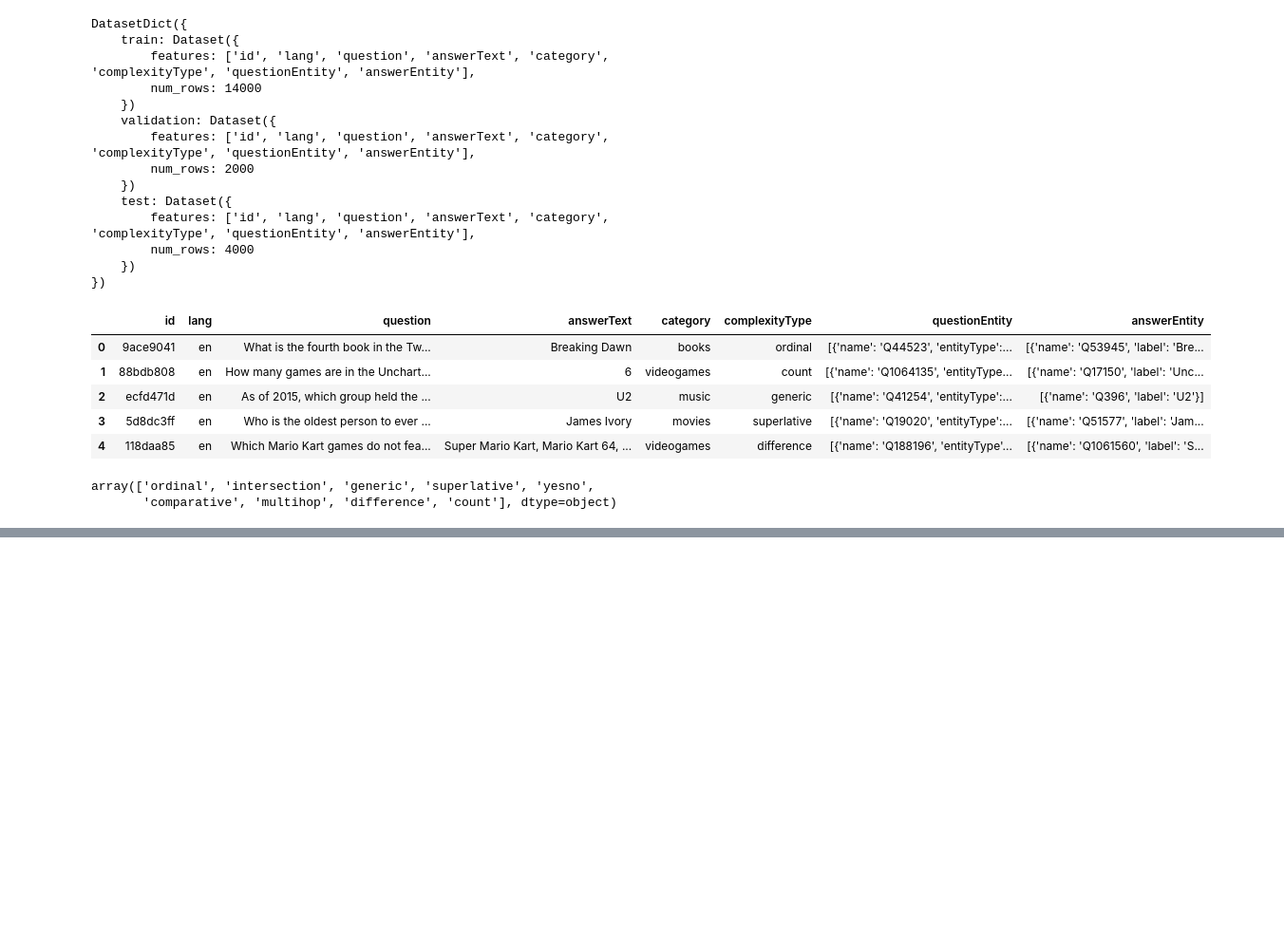
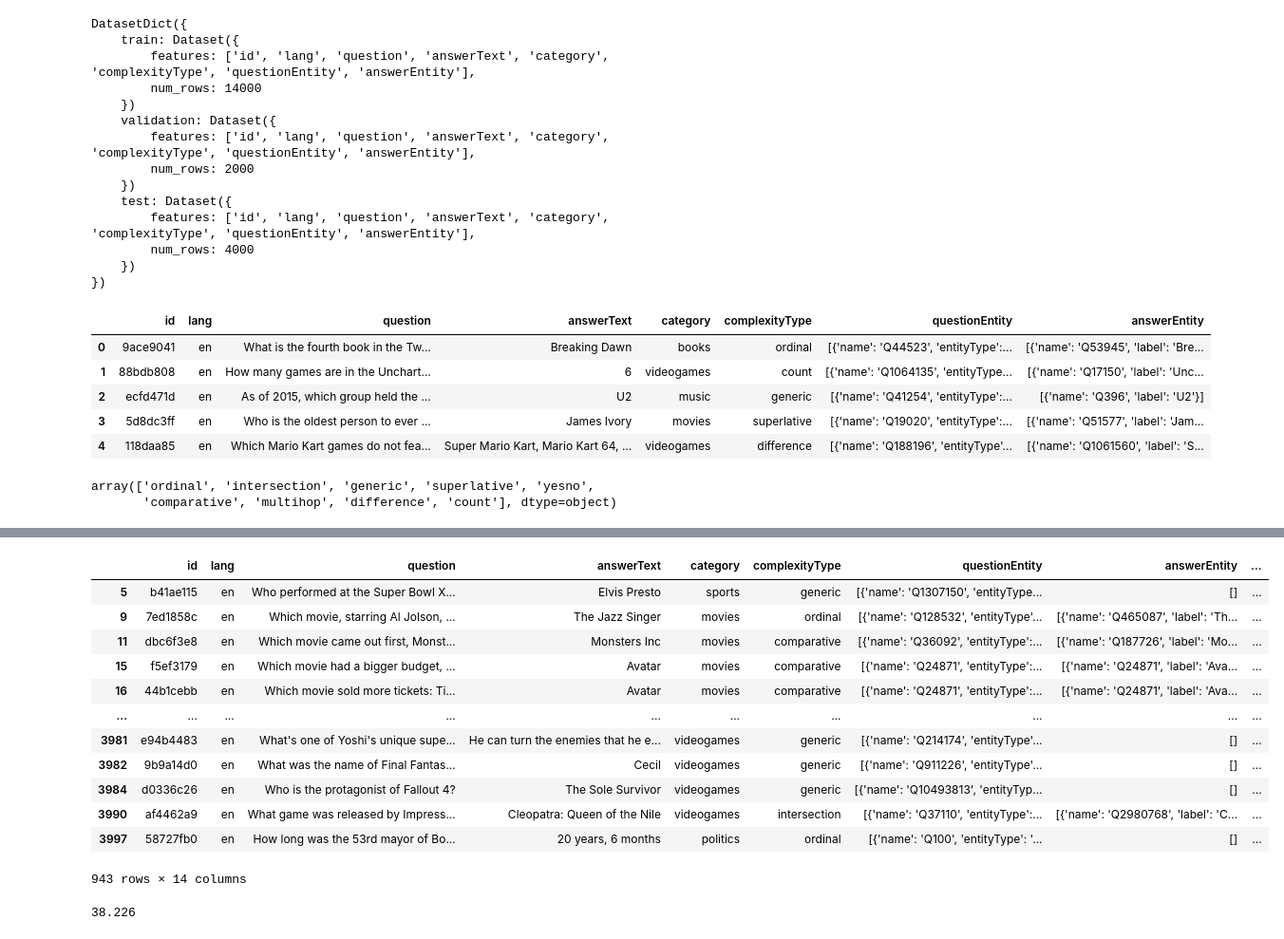
Before and after one commit to s-nlp/kbqa, a Jupyter notebook: experiments/experiments_with_mintaka_seq2seq_and_act/evaluate_seq2seq_on_mintaka.ipynb, the cells around one changed output, grey strips where cells are left out. Shown at 95% size. Drawn from its saved outputs; the diff is of its cells as text; code cells hidden in the pictures; blank space fills up the shorter version.

Commit message:
Added new params for train seq2seq. Experiments with Mintaka and ACT variants

```diff
--- a/experiments/experiments_with_mintaka_seq2seq_and_act/evaluate_seq2seq_on_mintaka.ipynb
+++ b/experiments/experiments_with_mintaka_seq2seq_and_act/evaluate_seq2seq_on_mintaka.ipynb
@@ -283,0 +411,7 @@ Proportion of errors with incorrect type (yesno       ) = 0.0
+# %%
+test_df = pd.read_json('test_beam_search_preds_mintaka_with_types.json')
+
+# test_df['answerRetrievedType'] = test_df['generated_entities'].progress_apply(retrieve_answer_type_from_candidates)
+# test_df.to_json('test_beam_search_preds_mintaka_with_types.json')
+
+test_df.head()
@@ -283,0 +514,24 @@ Proportion of errors with incorrect type (yesno       ) = 0.0
+# %%
+df['pred'] = test_df['filtered_by_type_preds'].apply(lambda preds: [preds[0]] if isinstance(preds, list) else preds)
+df['type_match'] = df.progress_apply(is_type_matched, axis=1)
+
+df['is_hit'] = df['hits1'].astype(bool)
+
+print(
+    'Proportion of errors with incorrect type                =',
+    df[(~df['type_match']) & (~df['is_hit'])].index.size / df[~df['is_hit']].index.size,
+    end='\n\n'
+)
+
+for complexity_type, group in df.groupby('complexityType'):
+    print(
+        f'Proportion of errors with incorrect type ({complexity_type:12s}) =',
+        group[(~group['type_match']) & (~group['is_hit'])].index.size / group[~group['is_hit']].index.size
+    )
+
+print('')
+for category, group in df.groupby('category'):
+    print(
+        f'Proportion of errors with incorrect type ({category:12s}) =',
+        group[(~group['type_match']) & (~group['is_hit'])].index.size / group[~group['is_hit']].index.size
+    )
@@ -283,0 +563,5 @@ Proportion of errors with incorrect type (yesno       ) = 0.0
+# %%
+test_df['goldAnswerRetrievedType'] = df['answer'].progress_apply(
+    lambda answer: retrieve_answer_type_from_candidates(answer) if answer is not None else None
+)
+test_df.head()
@@ -283,0 +575,23 @@ Proportion of errors with incorrect type (yesno       ) = 0.0
+# %%
+test_df[test_df['goldAnswerRetrievedType'] != test_df['answerRetrievedType']]
+# %% [output]
+|  | id | lang | question | answerText | category | complexityType | questionEntity | answerEntity | ... |
+| 5 | b41ae115 | en | Who performed at the Super Bowl X... | Elvis Presto | sports | generic | [{'name': 'Q1307150', 'entityType... | [] | ... |
+| 9 | 7ed1858c | en | Which movie, starring Al Jolson, ... | The Jazz Singer | movies | ordinal | [{'name': 'Q128532', 'entityType'... | [{'name': 'Q465087', 'label': 'Th... | ... |
+| 11 | dbc6f3e8 | en | Which movie came out first, Monst... | Monsters Inc | movies | comparative | [{'name': 'Q36092', 'entityType':... | [{'name': 'Q187726', 'label': 'Mo... | ... |
+| 15 | f5ef3179 | en | Which movie had a bigger budget, ... | Avatar | movies | comparative | [{'name': 'Q24871', 'entityType':... | [{'name': 'Q24871', 'label': 'Ava... | ... |
+| 16 | 44b1cebb | en | Which movie sold more tickets: Ti... | Avatar | movies | comparative | [{'name': 'Q24871', 'entityType':... | [{'name': 'Q24871', 'label': 'Ava... | ... |
+| ... | ... | ... | ... | ... | ... | ... | ... | ... | ... |
+| 3981 | e94b4483 | en | What's one of Yoshi's unique supe... | He can turn the enemies that he e... | videogames | generic | [{'name': 'Q214174', 'entityType'... | [] | ... |
+| 3982 | 9b9a14d0 | en | What was the name of Final Fantas... | Cecil | videogames | generic | [{'name': 'Q911226', 'entityType'... | [] | ... |
+| 3984 | d0336c26 | en | Who is the protagonist of Fallout 4? | The Sole Survivor | videogames | generic | [{'name': 'Q10493813', 'entityTyp... | [] | ... |
+| 3990 | af4462a9 | en | What game was released by Impress... | Cleopatra: Queen of the Nile | videogames | intersection | [{'name': 'Q37110', 'entityType':... | [{'name': 'Q2980768', 'label': 'C... | ... |
+| 3997 | 58727fb0 | en | How long was the 53rd mayor of Bo... | 20 years, 6 months | politics | ordinal | [{'name': 'Q100', 'entityType': '... | [] | ... |
+943 rows × 14 columns
+# %%
+test_df.apply(
+    lambda row: len(row['generated_entities']) - len(row['filtered_by_type_preds']),
+    axis=1
+).mean()
+# %% [output]
+38.226
```
Also changed, not shown: parts of 56 cells of this notebook, 3 other files.
